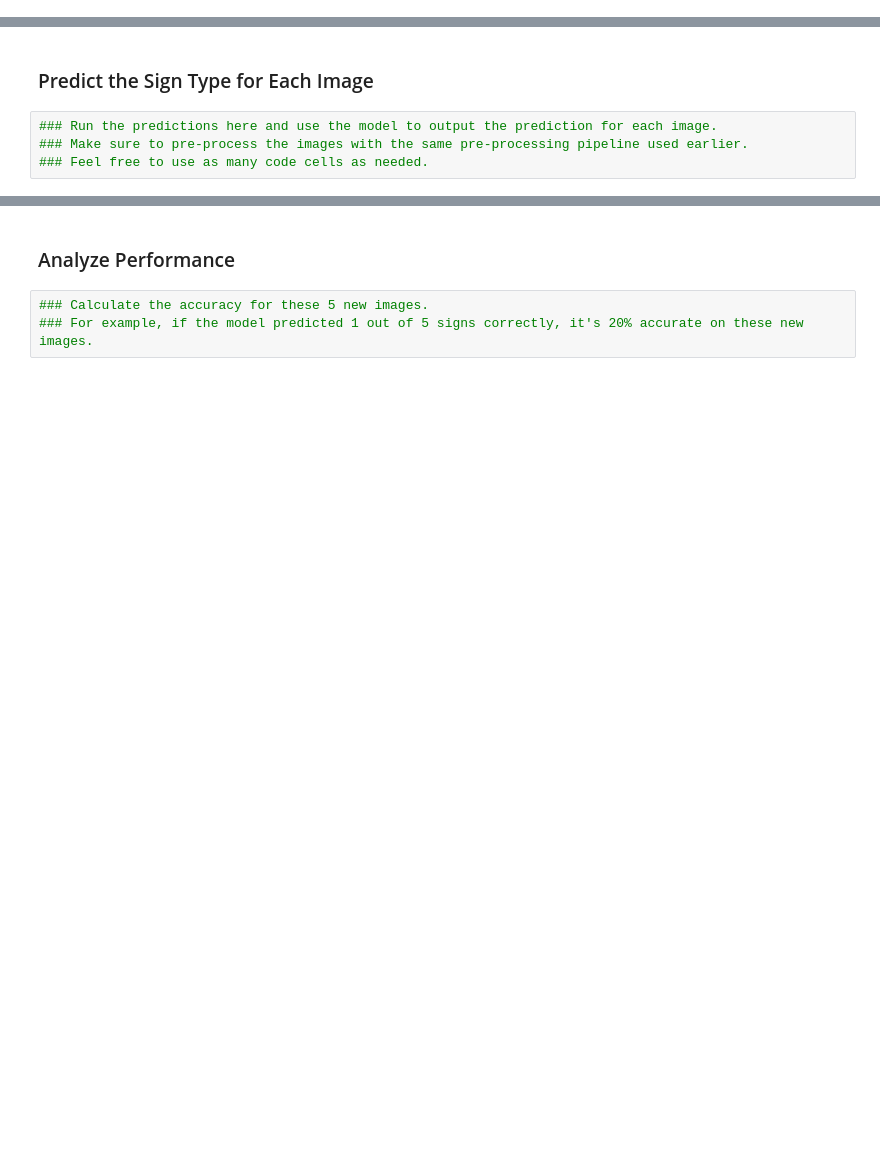
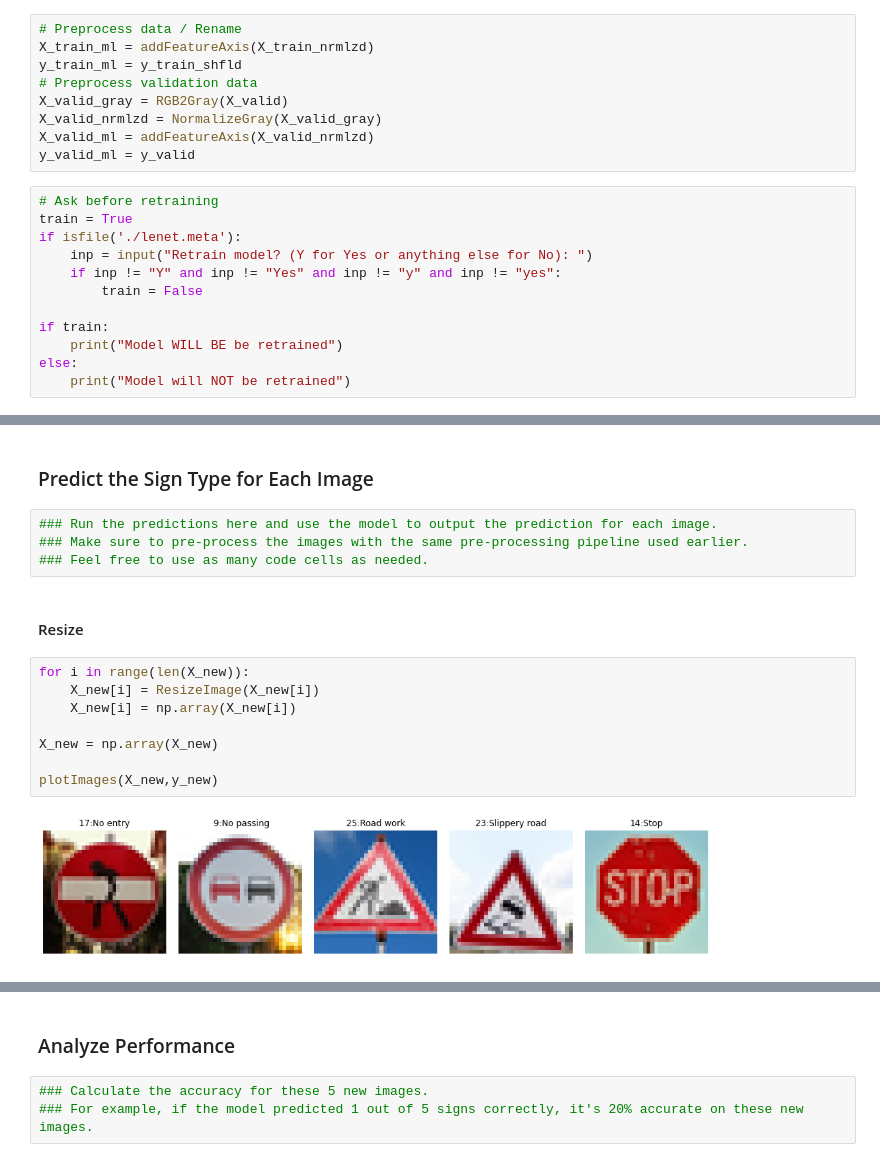
Before and after one commit to parphane/udacity-self_driving_cars, a Jupyter notebook: project-traffic_sign_classifier/Traffic_Sign_Classifier.ipynb, the cells around one changed output, grey strips where cells are left out. Saved outputs shown, nothing was run; the diff lists cells and outputs as text; blank space fills up the shorter version.

```diff
--- a/project-traffic_sign_classifier/Traffic_Sign_Classifier.ipynb
+++ b/project-traffic_sign_classifier/Traffic_Sign_Classifier.ipynb
@@ -478,0 +495,21 @@ print(X_test.shape)
+# %%
+# Preprocess data / Rename
+X_train_ml = addFeatureAxis(X_train_nrmlzd)
+y_train_ml = y_train_shfld
+# Preprocess validation data
+X_valid_gray = RGB2Gray(X_valid)
+X_valid_nrmlzd = NormalizeGray(X_valid_gray)
+X_valid_ml = addFeatureAxis(X_valid_nrmlzd)
+y_valid_ml = y_valid
+# %%
+# Ask before retraining
+train = True
+if isfile('./lenet.meta'):
+    inp = input("Retrain model? (Y for Yes or anything else for No): ")
+    if inp != "Y" and inp != "Yes" and inp != "y" and inp != "yes":
+        train = False
+
+if train:
+    print("Model WILL BE be retrained")
+else:
+    print("Model will NOT be retrained")
@@ -548,3 +621,15 @@ You may find `signnames.csv` useful as it contains mappings from the class id (i
 ### Run the predictions here and use the model to output the prediction for each image.
 ### Make sure to pre-process the images with the same pre-processing pipeline used earlier.
 ### Feel free to use as many code cells as needed.
+# %% [markdown]
+#### Resize
+# %%
+for i in range(len(X_new)):
+    X_new[i] = ResizeImage(X_new[i])
+    X_new[i] = np.array(X_new[i])
+
+X_new = np.array(X_new)
+
+plotImages(X_new,y_new)
+# %% [output]
+[figure, added]
```
Also changed, not shown: parts of 37 cells of this notebook.
